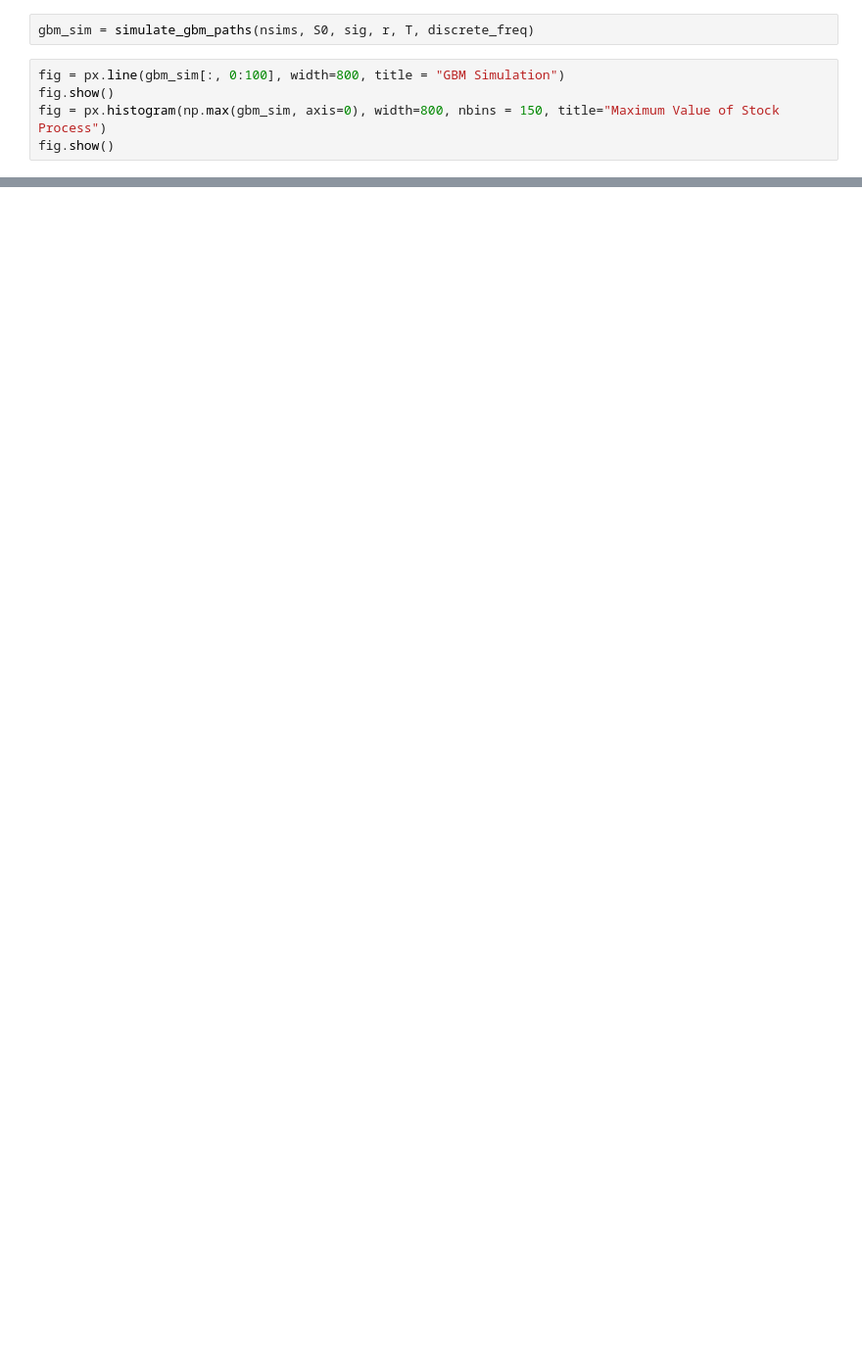
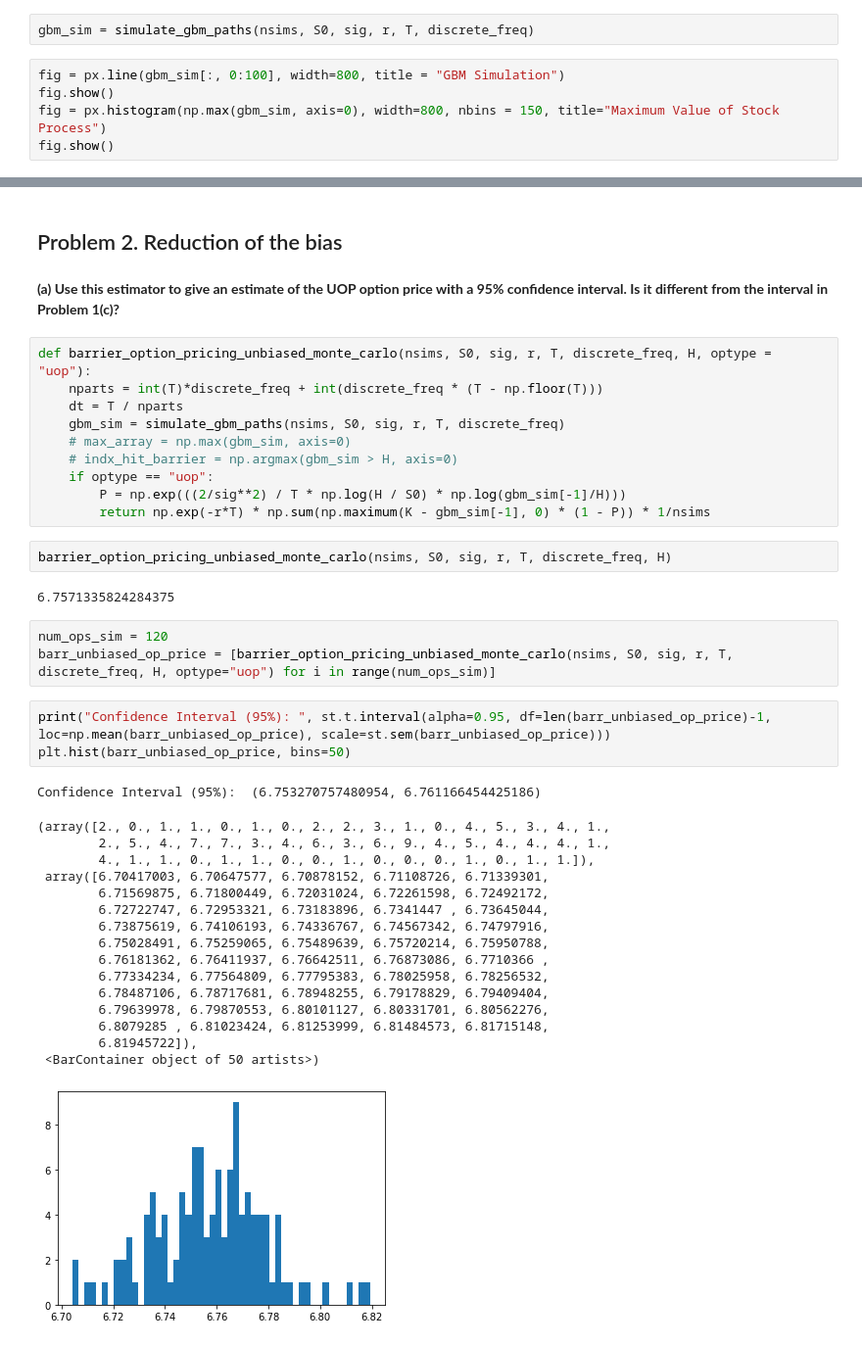
Before and after one commit to sidiyer00/SIT-Courses, a Jupyter notebook: FE 621 Computational Finance/HW4/hw4 - siddharth iyer.ipynb, the cells around one changed output, grey strips where cells are left out. Shown at 98% size. Saved outputs shown, nothing was run; the diff lists cells and outputs as text; blank space fills up the shorter version.

```diff
--- a/FE 621 Computational Finance/HW4/hw4 - siddharth iyer.ipynb
+++ b/FE 621 Computational Finance/HW4/hw4 - siddharth iyer.ipynb
@@ -67,0 +160,42 @@ barrier_option_pricing_monte_carlo(nsims, S0, sig, r, T, discrete_freq, H, optyp
+# %% [markdown]
+## Problem 2. Reduction of the bias
+# %% [markdown]
+**(a) Use this estimator to give an estimate of the UOP option price with a 95% confidence interval. Is it different from the interval in Problem 1(c)?**
+# %%
+def barrier_option_pricing_unbiased_monte_carlo(nsims, S0, sig, r, T, discrete_freq, H, optype = "uop"):
+    nparts = int(T)*discrete_freq + int(discrete_freq * (T - np.floor(T)))
+    dt = T / nparts
+    gbm_sim = simulate_gbm_paths(nsims, S0, sig, r, T, discrete_freq)
+    # max_array = np.max(gbm_sim, axis=0)
+    # indx_hit_barrier = np.argmax(gbm_sim > H, axis=0)
+    if optype == "uop":
+        P = np.exp(((2/sig**2) / T * np.log(H / S0) * np.log(gbm_sim[-1]/H)))
+        return np.exp(-r*T) * np.sum(np.maximum(K - gbm_sim[-1], 0) * (1 - P)) * 1/nsims
+# %%
+barrier_option_pricing_unbiased_monte_carlo(nsims, S0, sig, r, T, discrete_freq, H)
+# %% [output]
+6.7571335824284375
+# %%
+num_ops_sim = 120
+barr_unbiased_op_price = [barrier_option_pricing_unbiased_monte_carlo(nsims, S0, sig, r, T, discrete_freq, H, optype="uop") for i in range(num_ops_sim)]
+# %%
+print("Confidence Interval (95%): ", st.t.interval(alpha=0.95, df=len(barr_unbiased_op_price)-1, loc=np.mean(barr_unbiased_op_price), scale=st.sem(barr_unbiased_op_price)))
+plt.hist(barr_unbiased_op_price, bins=50)
+# %% [output]
+Confidence Interval (95%):  (6.753270757480954, 6.761166454425186)
+(array([2., 0., 1., 1., 0., 1., 0., 2., 2., 3., 1., 0., 4., 5., 3., 4., 1.,
+        2., 5., 4., 7., 7., 3., 4., 6., 3., 6., 9., 4., 5., 4., 4., 4., 1.,
+        4., 1., 1., 0., 1., 1., 0., 0., 1., 0., 0., 0., 1., 0., 1., 1.]),
+ array([6.70417003, 6.70647577, 6.70878152, 6.71108726, 6.71339301,
+        6.71569875, 6.71800449, 6.72031024, 6.72261598, 6.72492172,
+        6.72722747, 6.72953321, 6.73183896, 6.7341447 , 6.73645044,
+        6.73875619, 6.74106193, 6.74336767, 6.74567342, 6.74797916,
+        6.75028491, 6.75259065, 6.75489639, 6.75720214, 6.75950788,
+        6.76181362, 6.76411937, 6.76642511, 6.76873086, 6.7710366 ,
+        6.77334234, 6.77564809, 6.77795383, 6.78025958, 6.78256532,
+        6.78487106, 6.78717681, 6.78948255, 6.79178829, 6.79409404,
+        6.79639978, 6.79870553, 6.80101127, 6.80331701, 6.80562276,
+        6.8079285 , 6.81023424, 6.81253999, 6.81484573, 6.81715148,
+        6.81945722]),
+ <BarContainer object of 50 artists>)
+[figure, added]
```
Also changed, not shown: parts of 30 cells of this notebook, 48 other files.
